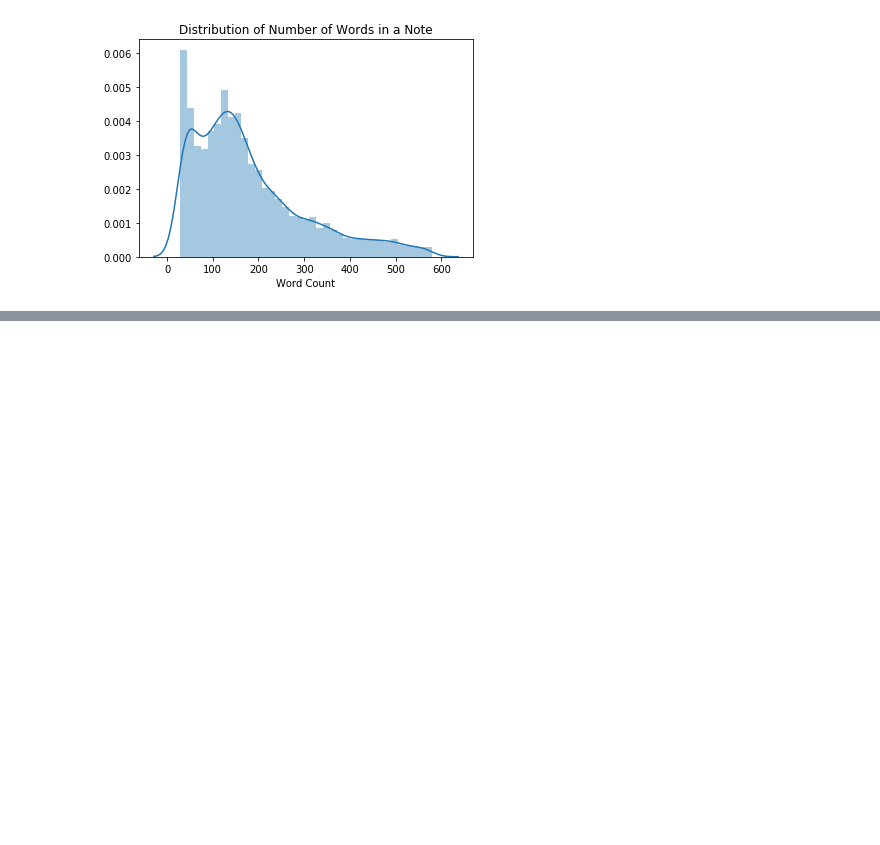
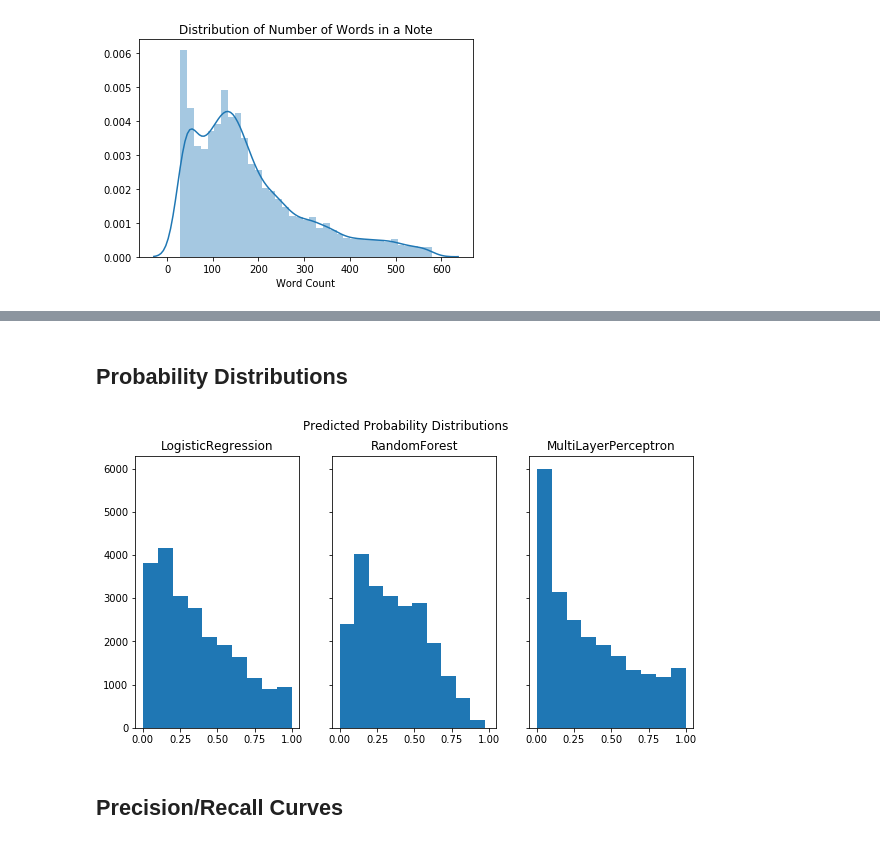
Before and after one commit to cccdenhart/icd-tagging, a Jupyter notebook: report.ipynb, the cells around one changed output, grey strips where cells are left out. Drawn from its saved outputs; the diff is of its cells as text; code cells hidden in the pictures; blank space fills up the shorter version.

```diff
--- a/report.ipynb
+++ b/report.ipynb
@@ -335,0 +371,14 @@ counts = class_counts(y_preds[2], y_test, top_level_roots)
+# %% [markdown]
+## Probability Distributions
+# %%
+fig, axs = plt.subplots(1, len(prob_clfs), sharey="all", sharex="all")
+for ax, name, probs in zip(axs, prob_clfs.keys(), prob_clfs.values()):
+    ax.hist(probs.flatten())
+    ax.set(title=name)
+fig.set_size_inches(10, 5)
+fig.suptitle("Predicted Probability Distributions")
+plt.show()
+# %% [output]
+[figure, added]
+# %% [markdown]
+## Precision/Recall Curves
```
Also changed, not shown: parts of 84 cells of this notebook, 5 other files.
